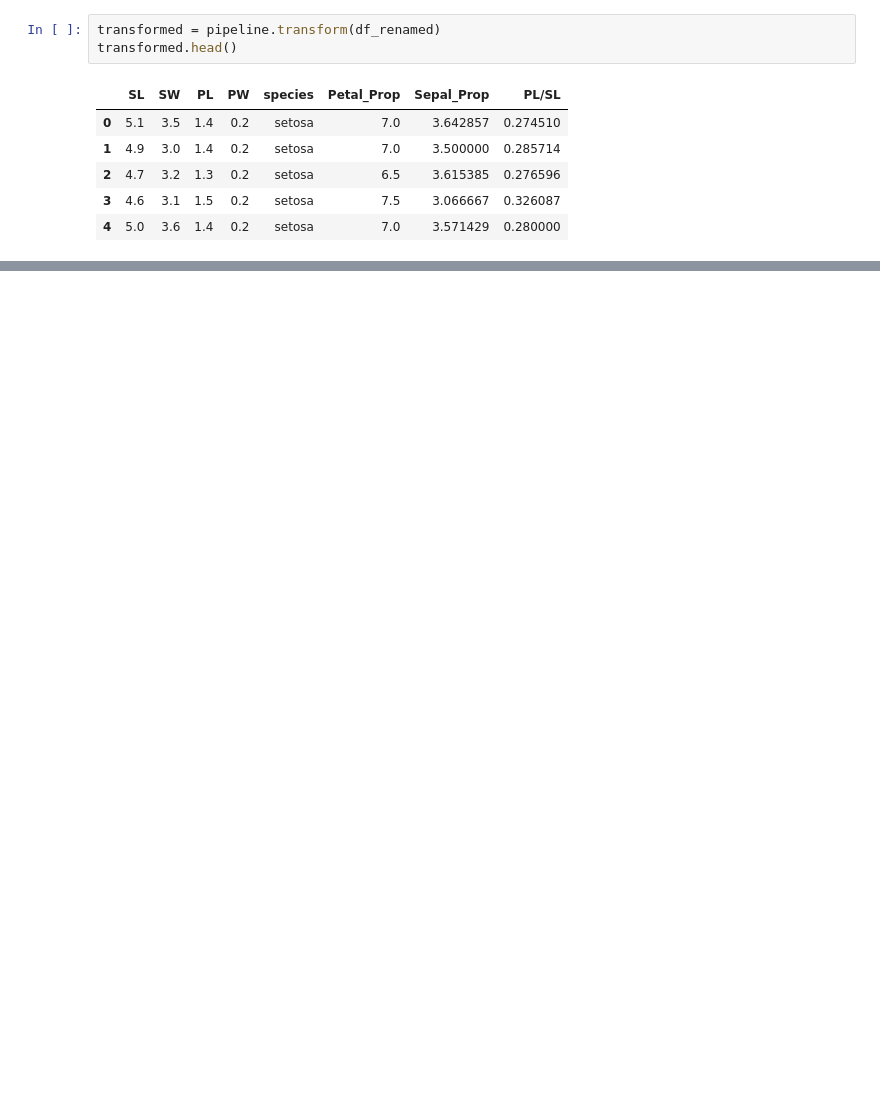
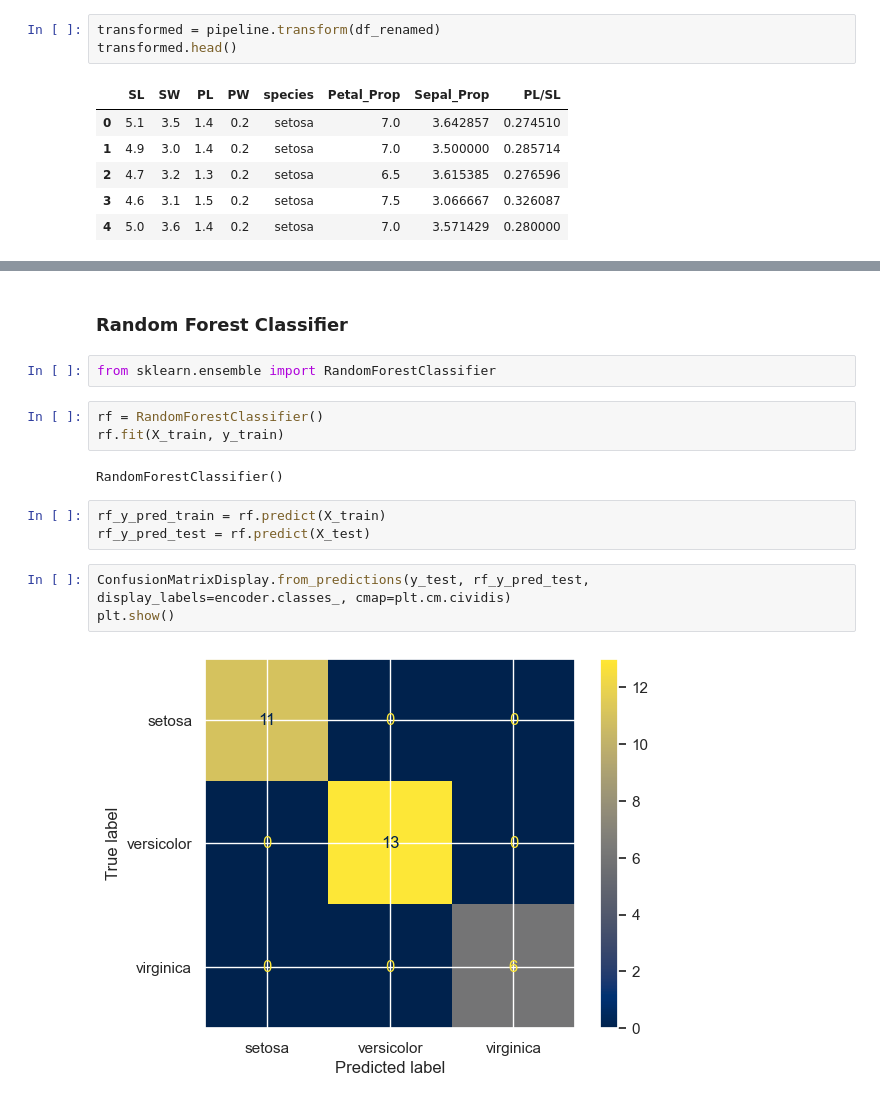
Before and after one commit to Drieger/iris-dataset-eda, a Jupyter notebook: iris.ipynb, the cells around one changed output, grey strips where cells are left out. Cells and saved outputs as stored; diff of their text form; blank space fills up the shorter version.

```diff
--- a/iris.ipynb
+++ b/iris.ipynb
@@ -398,0 +472,17 @@ transformed.head()
+# %% [markdown]
+### Random Forest Classifier
+# %%
+from sklearn.ensemble import RandomForestClassifier
+# %%
+rf = RandomForestClassifier()
+rf.fit(X_train, y_train)
+# %% [output]
+RandomForestClassifier()
+# %%
+rf_y_pred_train = rf.predict(X_train)
+rf_y_pred_test = rf.predict(X_test)
+# %%
+ConfusionMatrixDisplay.from_predictions(y_test, rf_y_pred_test, display_labels=encoder.classes_, cmap=plt.cm.cividis)
+plt.show()
+# %% [output]
+[figure, added]
```
Also changed, not shown: parts of 36 cells of this notebook.
